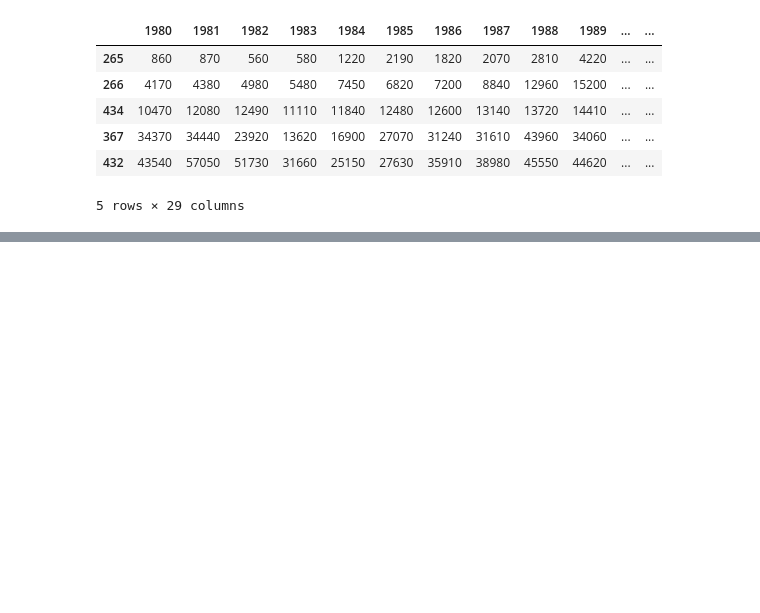
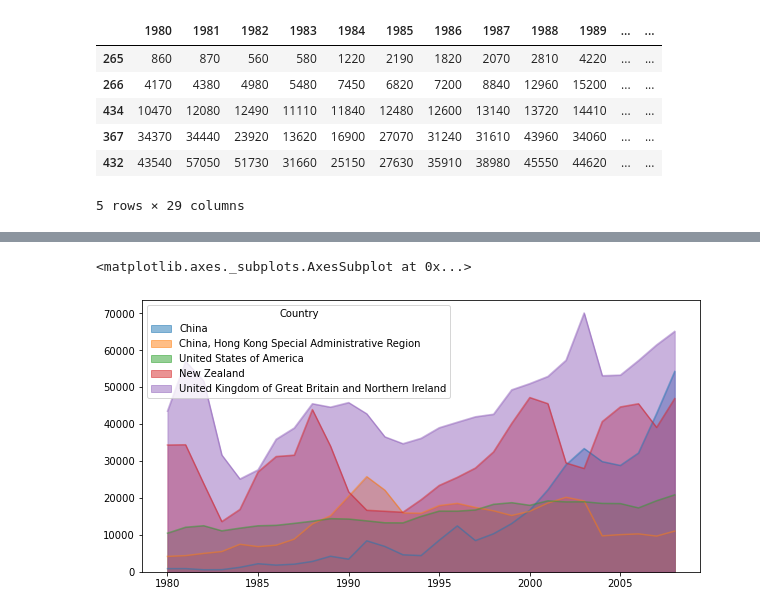
Before and after one commit to leangaurav/dsc_weekennd_2020_08_30, a Jupyter notebook: Assignments/Lino/Immigrants/AustraliaImmigrantsMatplotlib.ipynb, the cells around one changed output, grey strips where cells are left out. Drawn from its saved outputs; the diff is of its cells as text; code cells hidden in the pictures; blank space fills up the shorter version.

```diff
--- a/Assignments/Lino/Immigrants/AustraliaImmigrantsMatplotlib.ipynb
+++ b/Assignments/Lino/Immigrants/AustraliaImmigrantsMatplotlib.ipynb
@@ -280,0 +310,5 @@ df.loc[df.Total.sort_values().tail().index].iloc[:,4:33].T.plot.area(figsize=(20
+# %%
+df1.plot(kind='area',figsize=(10,5), stacked=False, alpha=0.5)
+# %% [output]
+<matplotlib.axes._subplots.AxesSubplot at 0x...>
+[figure, added]
```
Also changed, not shown: parts of 10 cells of this notebook.
